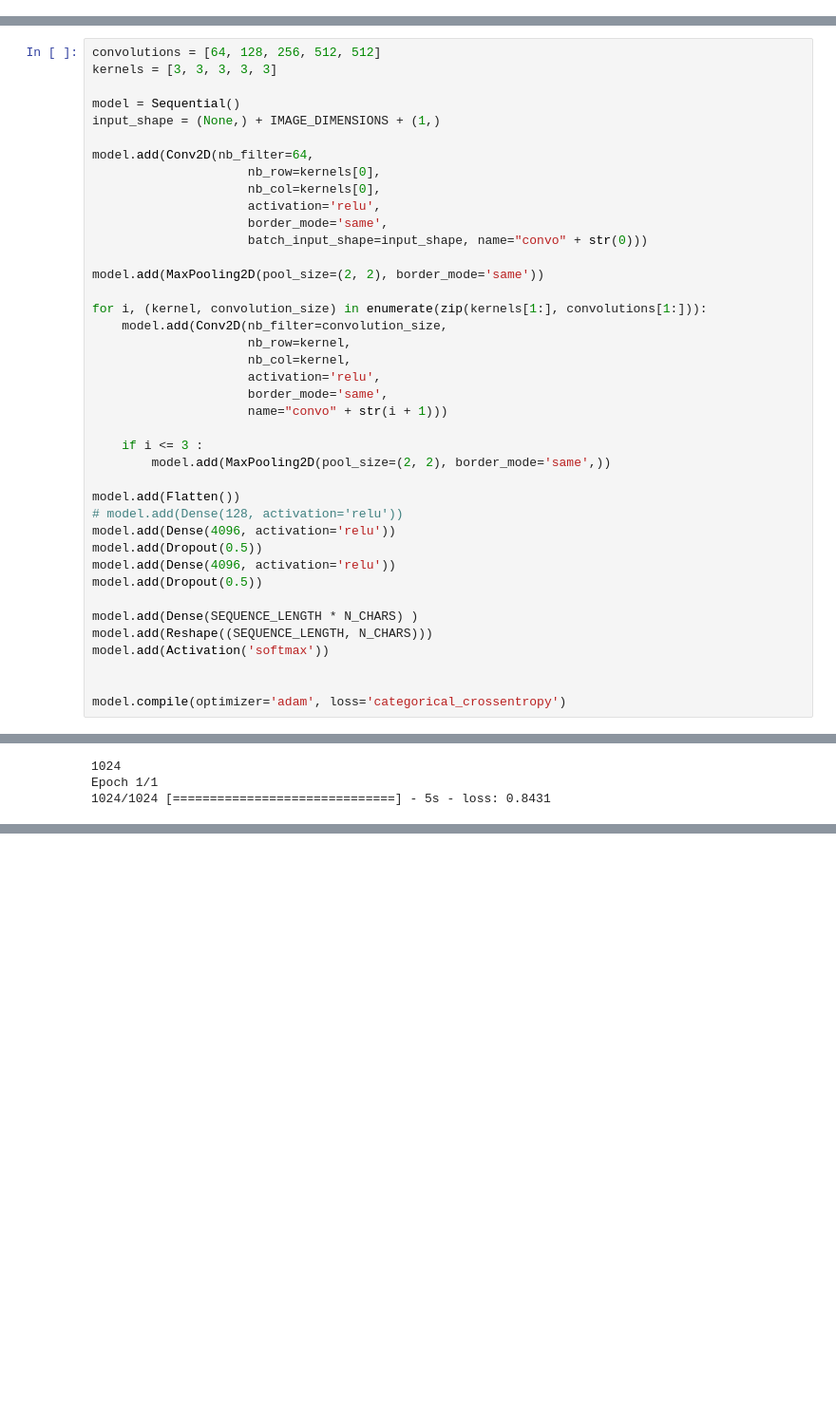
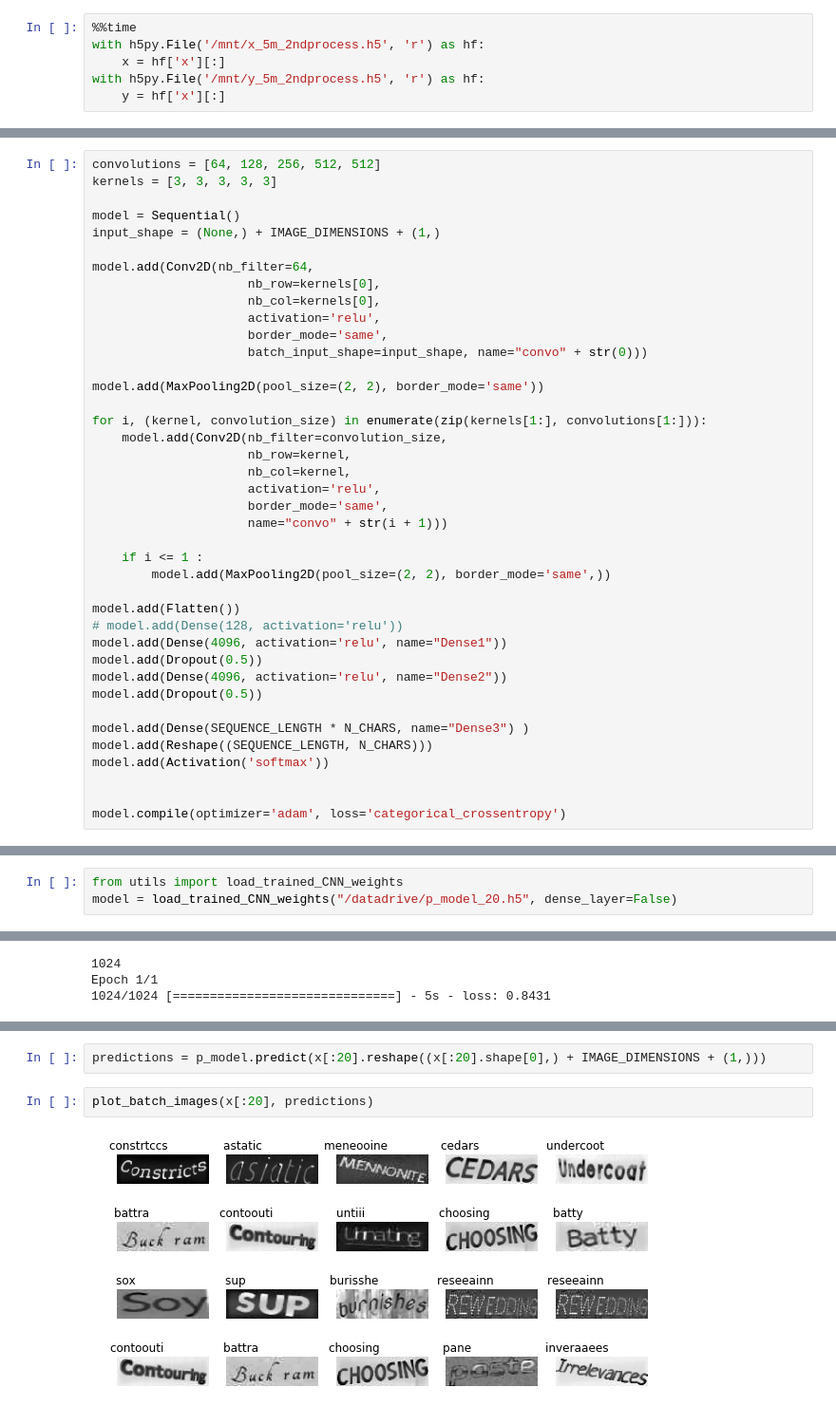
Before and after one commit to benoua/Structured-Data, a Jupyter notebook: CNN-v2-pretrained.ipynb, the cells around one changed output, grey strips where cells are left out. Shown: that part at 95% size. Saved outputs shown, nothing was run; the diff lists cells and outputs as text; blank space fills up the shorter version.

```diff
--- a/CNN-v2-pretrained.ipynb
+++ b/CNN-v2-pretrained.ipynb
@@ -90,5 +69,11 @@ with h5py.File('/datadrive/x_5m_2ndprocess.h5', 'w') as hf:
 # %% [markdown]
 ### load final x and y
+# %%
+%%time
+with h5py.File('/mnt/x_5m_2ndprocess.h5', 'r') as hf:
+    x = hf['x'][:]
+with h5py.File('/mnt/y_5m_2ndprocess.h5', 'r') as hf:
+    y = hf['x'][:]
 # %%
 y.shape, x.shape
 # %% [output]
@@ -125,17 +110,17 @@ for i, (kernel, convolution_size) in enumerate(zip(kernels[1:], convolutions[1:]
                      border_mode='same',
                      name="convo" + str(i + 1)))
 
-    if i <= 3 :
+    if i <= 1 :
         model.add(MaxPooling2D(pool_size=(2, 2), border_mode='same',))
 
 model.add(Flatten())
 # model.add(Dense(128, activation='relu'))
-model.add(Dense(4096, activation='relu'))
+model.add(Dense(4096, activation='relu', name="Dense1"))
 model.add(Dropout(0.5))
-model.add(Dense(4096, activation='relu'))
+model.add(Dense(4096, activation='relu', name="Dense2"))
 model.add(Dropout(0.5))
 
-model.add(Dense(SEQUENCE_LENGTH * N_CHARS) )
+model.add(Dense(SEQUENCE_LENGTH * N_CHARS, name="Dense3") )
 model.add(Reshape((SEQUENCE_LENGTH, N_CHARS)))
 model.add(Activation('softmax'))
 
@@ -168,0 +131,3 @@ model.save('model_pretrained_weights.keras')
+# %%
+from utils import load_trained_CNN_weights
+model = load_trained_CNN_weights("/datadrive/p_model_20.h5", dense_layer=False)
@@ -219,0 +207,6 @@ Epoch 1/1
+# %%
+predictions = p_model.predict(x[:20].reshape((x[:20].shape[0],) + IMAGE_DIMENSIONS + (1,)))
+# %%
+plot_batch_images(x[:20], predictions)
+# %% [output]
+[figure, added]
```
Also changed, not shown: parts of 26 cells of this notebook.
